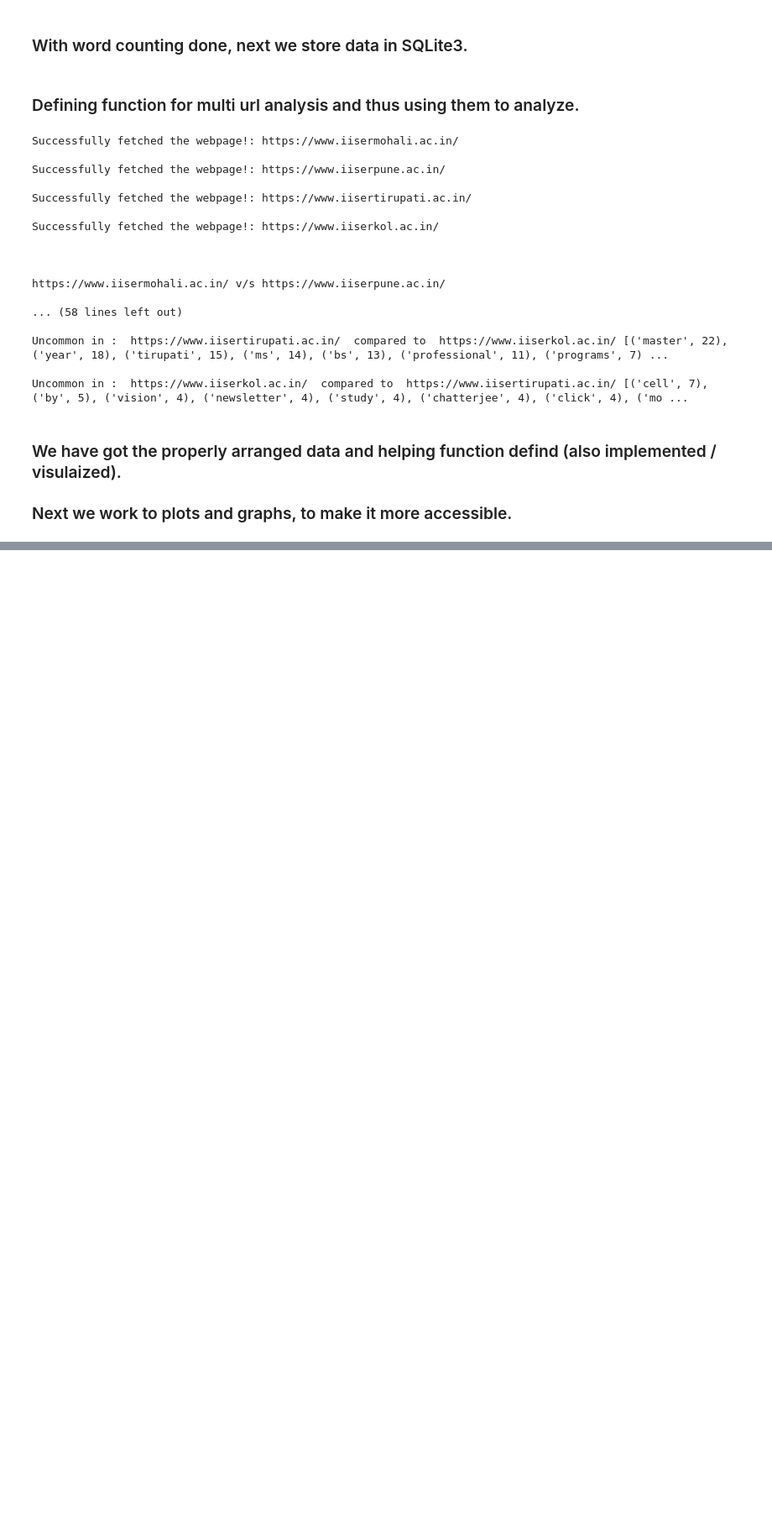
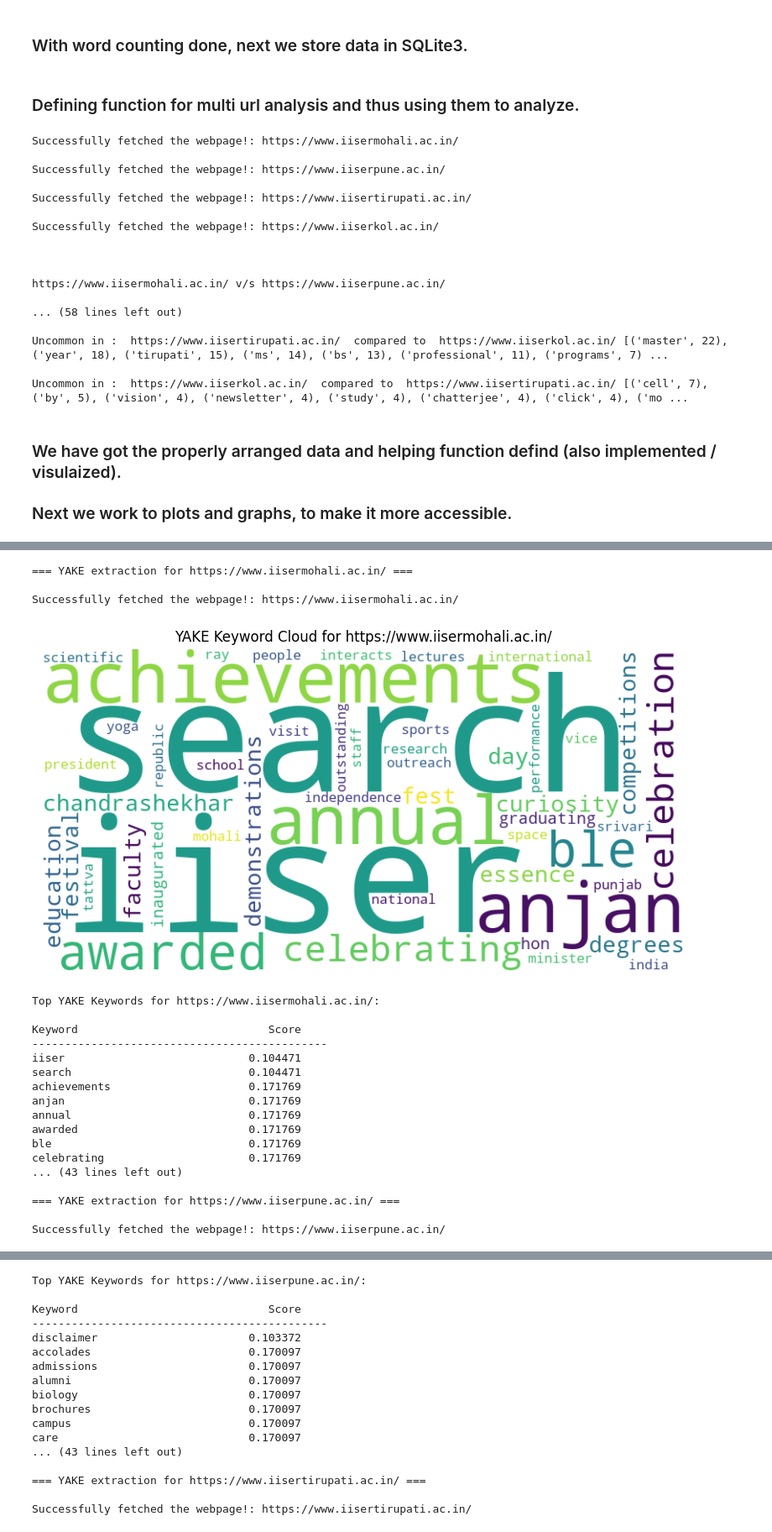
Before and after one commit to Someshiiser/KeyWord_Identification, a Jupyter notebook: Keyword_identification.ipynb, the cells around one changed output, grey strips where cells are left out. Shown at 84% size. Saved outputs shown, nothing was run; the diff lists cells and outputs as text; code cells hidden in the pictures; blank space fills up the shorter version.

```diff
--- a/Keyword_identification.ipynb
+++ b/Keyword_identification.ipynb
@@ -522,7 +520,7 @@ def yake_keywords_extract(text: str, max_keywords: int = 50):
     return kw_extractor.extract_keywords(text)
 
 
-def save_yake_keywords(conn: sqlite3.Connection, url: str, yake_results):
+def save_yake_keywords(conn, url: str, yake_results):
     """
     Store YAKE keywords and scores for each URL.
     """
@@ -546,7 +544,7 @@ def save_yake_keywords(conn: sqlite3.Connection, url: str, yake_results):
     conn.commit()
 
 
-def get_yake_for_url(conn: sqlite3.Connection, url: str, limit: int = 50):
+def get_yake_for_url(conn, url: str, limit: int = 50):
     sql = "SELECT keyword, score FROM yake_keywords WHERE url = ? ORDER BY score ASC LIMIT ?"
     cur = conn.execute(sql, (url, limit))
     return cur.fetchall()
@@ -565,30 +563,52 @@ def yake_wordcloud(conn, url: str):
     plt.title(f"YAKE Keyword Cloud for {url}")
     plt.show()
 
     print(f"\nTop YAKE Keywords for {url}:\n")
     print(f"{'Keyword':<30} {'Score':>10}")
     print("-"*45)
     for kw, score in yake_data:
         print(f"{kw:<30} {score:>10.6f}")
 
 
 #-------------------------------------------------------------------------------------------------------------------------------#
 #----------------------------------------------------RUN YAKE AFTER SCRAPING----------------------------------------------------#
 #-------------------------------------------------------------------------------------------------------------------------------#
 
 for u in urls:
     print(f"\n\n=== YAKE extraction for {u} ===\n")
     # get clean text again using your existing function
     wc_counter = scrape_clean_count(u)
     if isinstance(wc_counter, tuple):
         # in case you return both counter and text
         _, clean_text = wc_counter
     else:
         # if you return only counter, rebuild clean text from words
         clean_text = " ".join(wc_counter.keys())
 
     yake_results = yake_keywords_extract(clean_text)
     save_yake_keywords(conn, u, yake_results)
     yake_wordcloud(conn, u)
 
 conn.close()
+# %% [output]
+=== YAKE extraction for https://www.iisermohali.ac.in/ ===
+
+Successfully fetched the webpage!: https://www.iisermohali.ac.in/
+[figure, added]
+Top YAKE Keywords for https://www.iisermohali.ac.in/:
+
+Keyword                             Score
+---------------------------------------------
+iiser                            0.104471
+search                           0.104471
+achievements                     0.171769
+anjan                            0.171769
+annual                           0.171769
+awarded                          0.171769
+ble                              0.171769
+celebrating                      0.171769
+... (43 lines left out)
+
+=== YAKE extraction for https://www.iiserpune.ac.in/ ===
+
+Successfully fetched the webpage!: https://www.iiserpune.ac.in/
@@ -594,0 +616,17 @@ conn.close()
+Top YAKE Keywords for https://www.iiserpune.ac.in/:
+
+Keyword                             Score
+---------------------------------------------
+disclaimer                       0.103372
+accolades                        0.170097
+admissions                       0.170097
+alumni                           0.170097
+biology                          0.170097
+brochures                        0.170097
+campus                           0.170097
+care                             0.170097
+... (43 lines left out)
+
+=== YAKE extraction for https://www.iisertirupati.ac.in/ ===
+
+Successfully fetched the webpage!: https://www.iisertirupati.ac.in/
```
Also changed, not shown: parts of 2 cells of this notebook, 1 other file.
